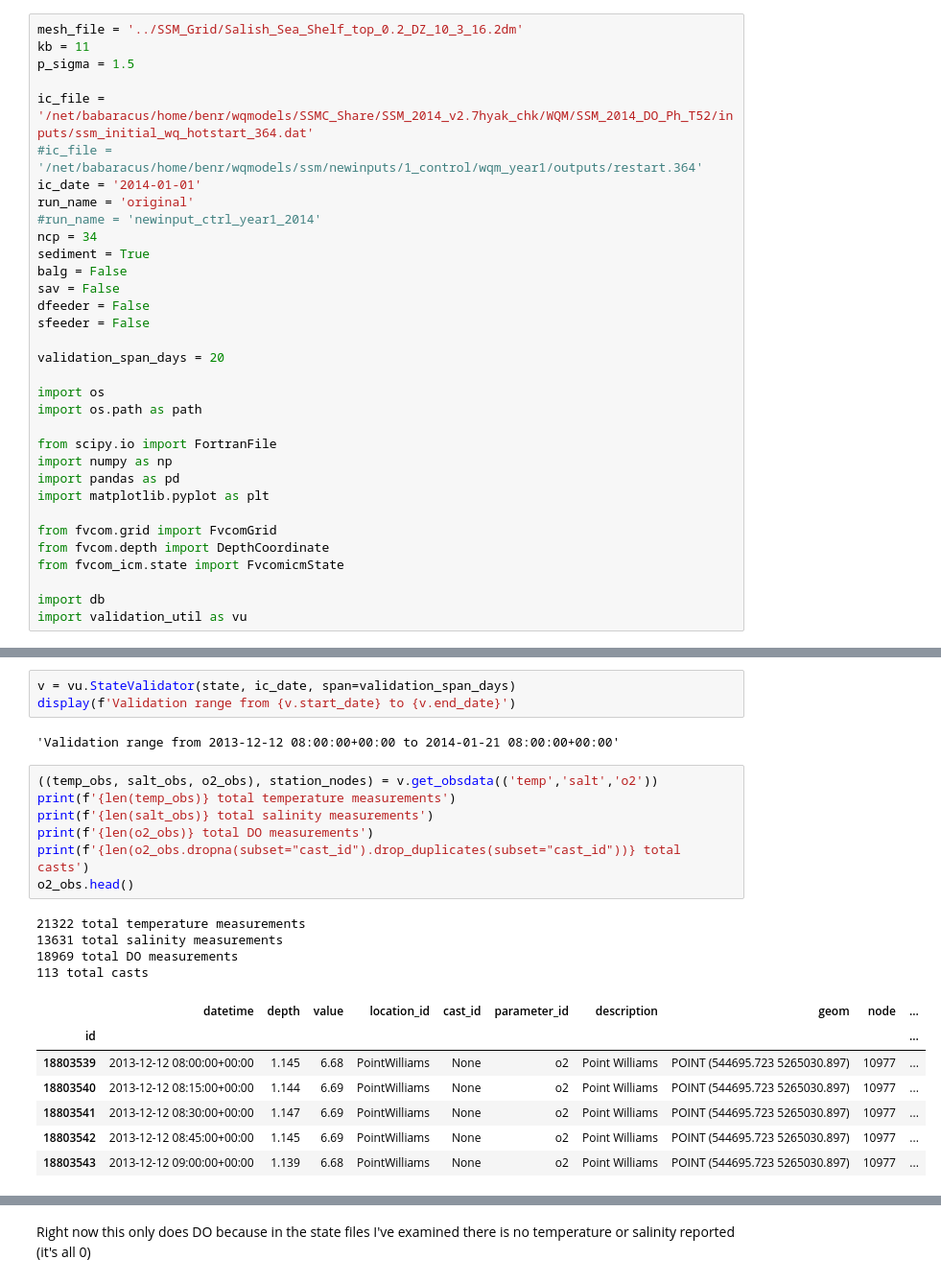
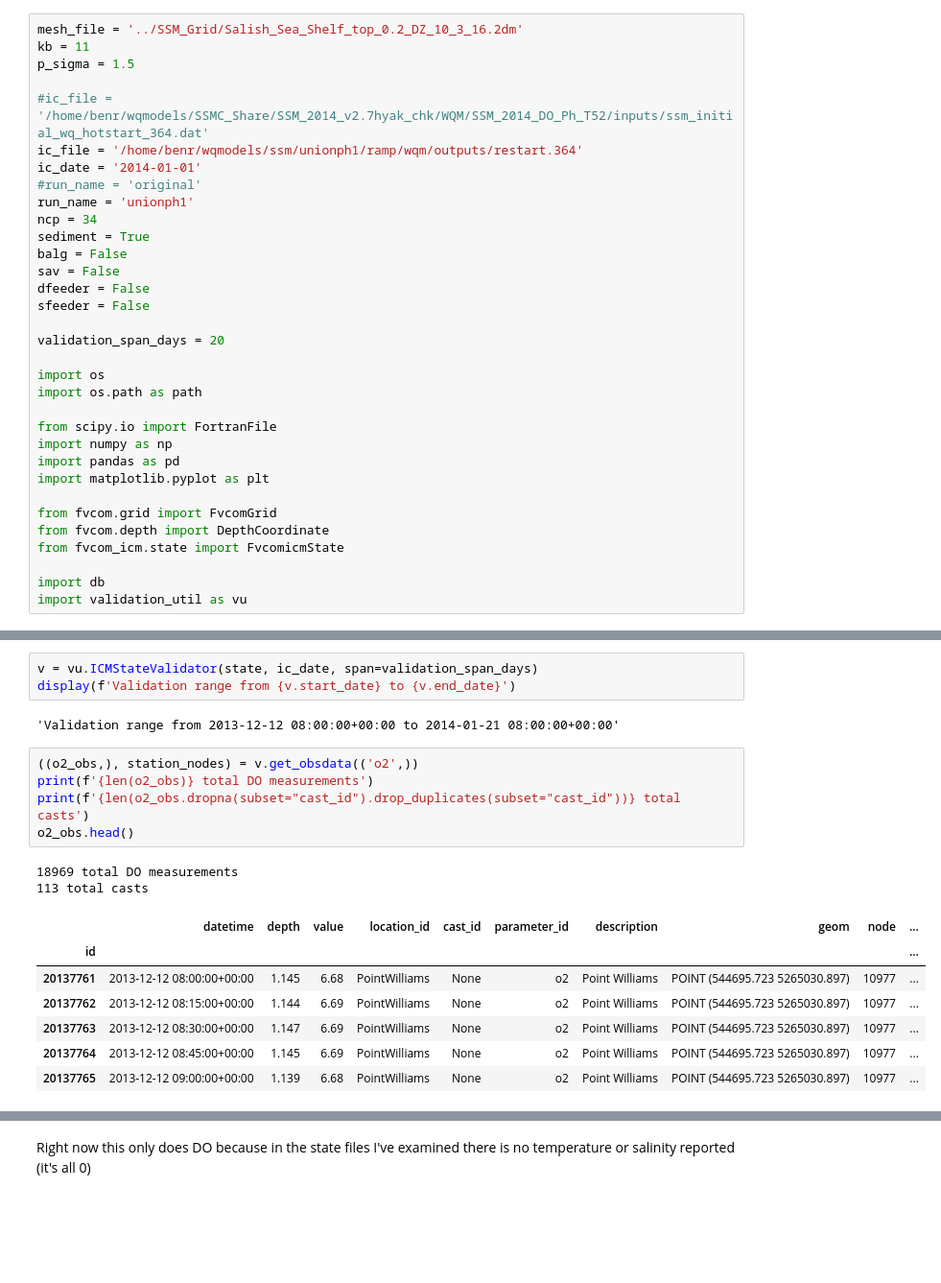
Before and after one commit to bedaro/ssm-analysis, a Jupyter notebook: validation/ValidateICMIC.ipynb, the cells around one changed output, grey strips where cells are left out. Shown at 96% size. Drawn from its saved outputs; the diff is of its cells as text; blank space fills up the shorter version.

```diff
--- a/validation/ValidateICMIC.ipynb
+++ b/validation/ValidateICMIC.ipynb
@@ -30,11 +30,11 @@ mesh_file = '../SSM_Grid/Salish_Sea_Shelf_top_0.2_DZ_10_3_16.2dm'
 kb = 11
 p_sigma = 1.5
 
-ic_file = '/net/babaracus/home/benr/wqmodels/SSMC_Share/SSM_2014_v2.7hyak_chk/WQM/SSM_2014_DO_Ph_T52/inputs/ssm_initial_wq_hotstart_364.dat'
-#ic_file = '/net/babaracus/home/benr/wqmodels/ssm/newinputs/1_control/wqm_year1/outputs/restart.364'
+#ic_file = '/home/benr/wqmodels/SSMC_Share/SSM_2014_v2.7hyak_chk/WQM/SSM_2014_DO_Ph_T52/inputs/ssm_initial_wq_hotstart_364.dat'
+ic_file = '/home/benr/wqmodels/ssm/unionph1/ramp/wqm/outputs/restart.364'
 ic_date = '2014-01-01'
-run_name = 'original'
-#run_name = 'newinput_ctrl_year1_2014'
+#run_name = 'original'
+run_name = 'unionph1'
 ncp = 34
 sediment = True
 balg = False
@@ -71,28 +71,24 @@ else:
 out_file = lambda name: path.join("notebook_outs", "icmic_" + run_name, name)
 os.makedirs(path.dirname(out_file('foo')), exist_ok=True)
 # %%
-v = vu.StateValidator(state, ic_date, span=validation_span_days)
+v = vu.ICMStateValidator(state, ic_date, span=validation_span_days)
 display(f'Validation range from {v.start_date} to {v.end_date}')
 # %% [output]
 'Validation range from 2013-12-12 08:00:00+00:00 to 2014-01-21 08:00:00+00:00'
 # %%
-((temp_obs, salt_obs, o2_obs), station_nodes) = v.get_obsdata(('temp','salt','o2'))
-print(f'{len(temp_obs)} total temperature measurements')
-print(f'{len(salt_obs)} total salinity measurements')
+((o2_obs,), station_nodes) = v.get_obsdata(('o2',))
 print(f'{len(o2_obs)} total DO measurements')
 print(f'{len(o2_obs.dropna(subset="cast_id").drop_duplicates(subset="cast_id"))} total casts')
 o2_obs.head()
 # %% [output]
-21322 total temperature measurements
-13631 total salinity measurements
 18969 total DO measurements
 113 total casts
 |  | datetime | depth | value | location_id | cast_id | parameter_id | description | geom | node | ... |
 | id |  |  |  |  |  |  |  |  |  | ... |
-| 18803539 | 2013-12-12 08:00:00+00:00 | 1.145 | 6.68 | PointWilliams | None | o2 | Point Williams | POINT (544695.723 5265030.897) | 10977 | ... |
-| 18803540 | 2013-12-12 08:15:00+00:00 | 1.144 | 6.69 | PointWilliams | None | o2 | Point Williams | POINT (544695.723 5265030.897) | 10977 | ... |
-| 18803541 | 2013-12-12 08:30:00+00:00 | 1.147 | 6.69 | PointWilliams | None | o2 | Point Williams | POINT (544695.723 5265030.897) | 10977 | ... |
-| 18803542 | 2013-12-12 08:45:00+00:00 | 1.145 | 6.69 | PointWilliams | None | o2 | Point Williams | POINT (544695.723 5265030.897) | 10977 | ... |
-| 18803543 | 2013-12-12 09:00:00+00:00 | 1.139 | 6.68 | PointWilliams | None | o2 | Point Williams | POINT (544695.723 5265030.897) | 10977 | ... |
+| 20137761 | 2013-12-12 08:00:00+00:00 | 1.145 | 6.68 | PointWilliams | None | o2 | Point Williams | POINT (544695.723 5265030.897) | 10977 | ... |
+| 20137762 | 2013-12-12 08:15:00+00:00 | 1.144 | 6.69 | PointWilliams | None | o2 | Point Williams | POINT (544695.723 5265030.897) | 10977 | ... |
+| 20137763 | 2013-12-12 08:30:00+00:00 | 1.147 | 6.69 | PointWilliams | None | o2 | Point Williams | POINT (544695.723 5265030.897) | 10977 | ... |
+| 20137764 | 2013-12-12 08:45:00+00:00 | 1.145 | 6.69 | PointWilliams | None | o2 | Point Williams | POINT (544695.723 5265030.897) | 10977 | ... |
+| 20137765 | 2013-12-12 09:00:00+00:00 | 1.139 | 6.68 | PointWilliams | None | o2 | Point Williams | POINT (544695.723 5265030.897) | 10977 | ... |
 # %%
 o2_obs_filtered = v.filter_best(o2_obs)
```
Also changed, not shown: parts of 5 cells of this notebook, 4 other files.
